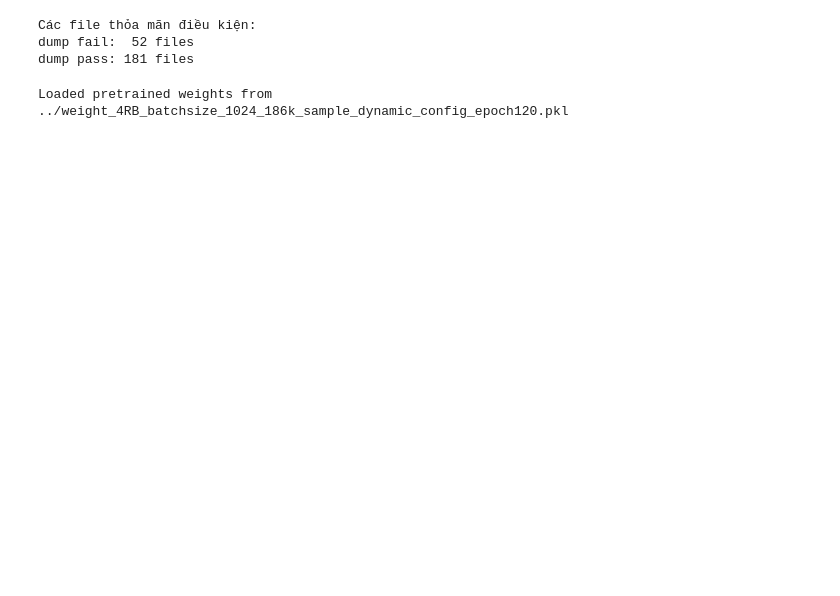
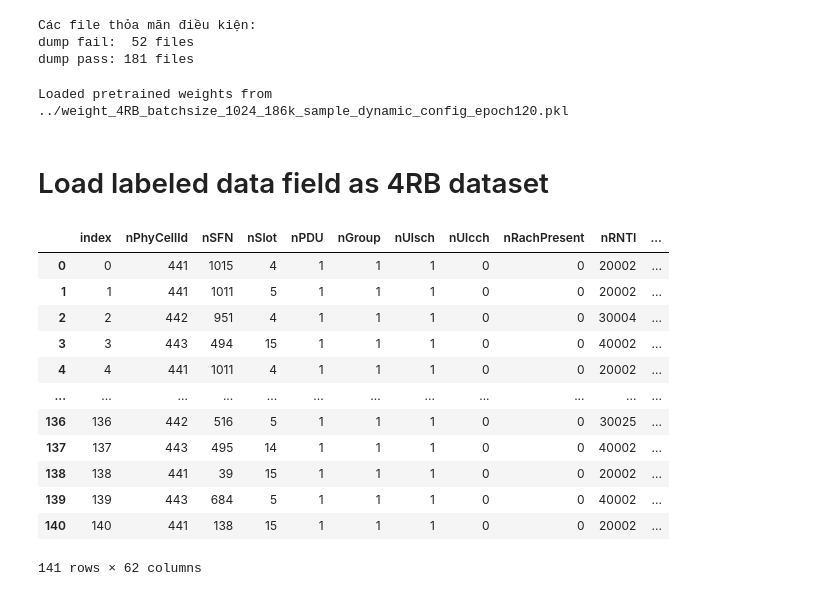
Before and after one commit to thanhttttt/thanh, a Jupyter notebook: example_v3/5G_NR_PUSCH_3_Label_field.ipynb, the cells around one changed output. Drawn from its saved outputs; the diff is of its cells as text; code cells hidden in the pictures; blank space fills up the shorter version.

Commit message:
field to train 4rb

```diff
--- a/example_v3/5G_NR_PUSCH_3_Label_field.ipynb
+++ b/example_v3/5G_NR_PUSCH_3_Label_field.ipynb
@@ -242,3 +244,5 @@ parquet_dir = '../Pusch_data/dataset/parquet'
 hdf5_dir = '../Pusch_data/dataset/hdf5'
 folder_name = 'field_bk_on_dump_fail_18_3_2025'
 # label_field_data(_model, filtered_dump_fail_files, parquet_dir, hdf5_dir, folder_name)
+# %% [markdown]
+# Load labeled data field as 4RB dataset
@@ -244,0 +254,21 @@ folder_name = 'field_bk_on_dump_fail_18_3_2025'
+# %%
+parquet_name_pass = 'field_bk_on_dump_pass_18_3_2025'
+df_pass = pd.read_parquet(f'{parquet_dir}/{parquet_name_pass}.parquet', engine="pyarrow")
+parquet_name_fail = 'field_bk_on_dump_fail_18_3_2025'
+df_fail = pd.read_parquet(f'{parquet_dir}/{parquet_name_fail}.parquet', engine="pyarrow")
+df = pd.concat([df_pass, df_fail]).reset_index(drop=True).reset_index()
+df
+# %% [output]
+|  | index | nPhyCellId | nSFN | nSlot | nPDU | nGroup | nUlsch | nUlcch | nRachPresent | nRNTI | ... |
+| 0 | 0 | 441 | 1015 | 4 | 1 | 1 | 1 | 0 | 0 | 20002 | ... |
+| 1 | 1 | 441 | 1011 | 5 | 1 | 1 | 1 | 0 | 0 | 20002 | ... |
+| 2 | 2 | 442 | 951 | 4 | 1 | 1 | 1 | 0 | 0 | 30004 | ... |
+| 3 | 3 | 443 | 494 | 15 | 1 | 1 | 1 | 0 | 0 | 40002 | ... |
+| 4 | 4 | 441 | 1011 | 4 | 1 | 1 | 1 | 0 | 0 | 20002 | ... |
+| ... | ... | ... | ... | ... | ... | ... | ... | ... | ... | ... | ... |
+| 136 | 136 | 442 | 516 | 5 | 1 | 1 | 1 | 0 | 0 | 30025 | ... |
+| 137 | 137 | 443 | 495 | 14 | 1 | 1 | 1 | 0 | 0 | 40002 | ... |
+| 138 | 138 | 441 | 39 | 15 | 1 | 1 | 1 | 0 | 0 | 20002 | ... |
+| 139 | 139 | 443 | 684 | 5 | 1 | 1 | 1 | 0 | 0 | 40002 | ... |
+| 140 | 140 | 441 | 138 | 15 | 1 | 1 | 1 | 0 | 0 | 20002 | ... |
+141 rows × 62 columns
```
Also changed, not shown: parts of 7 cells of this notebook, 2 other files.
